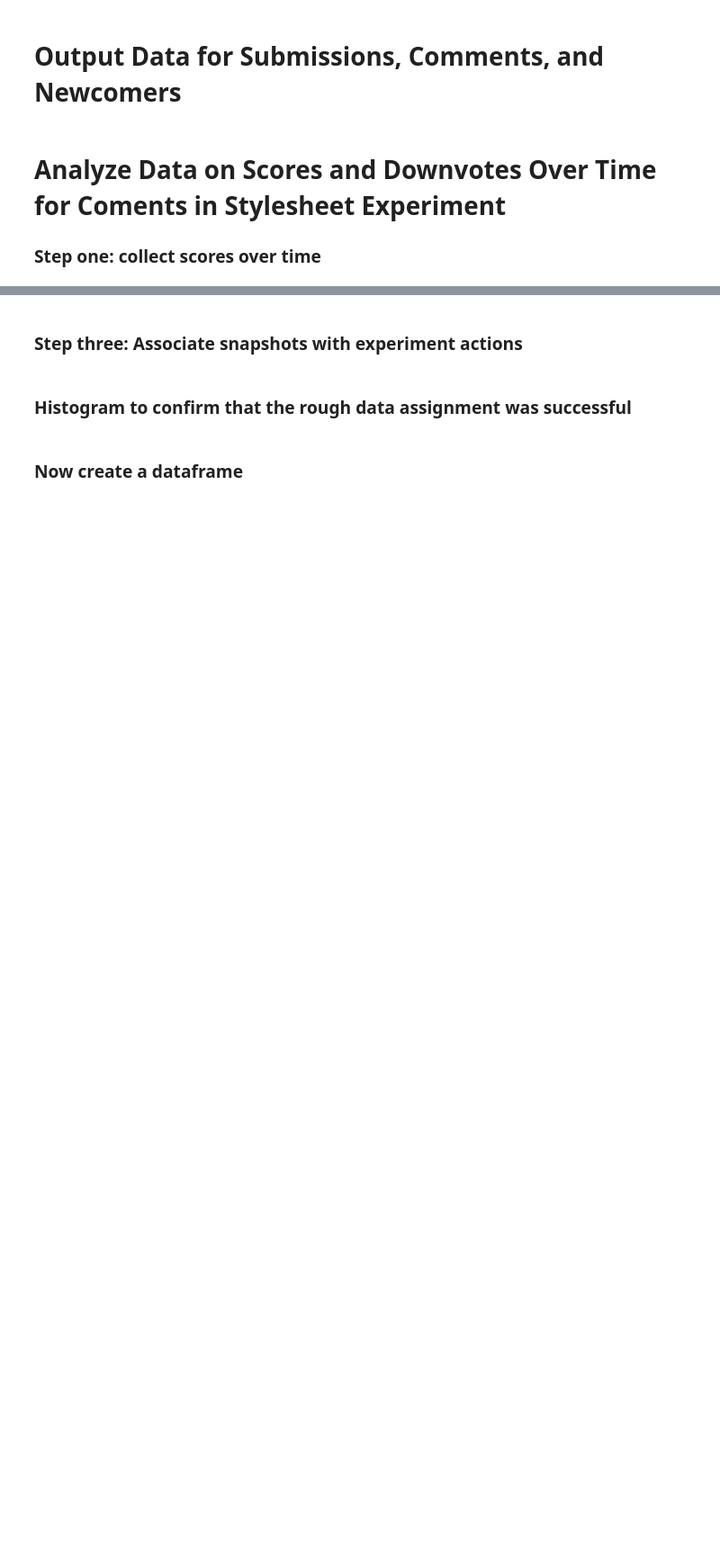
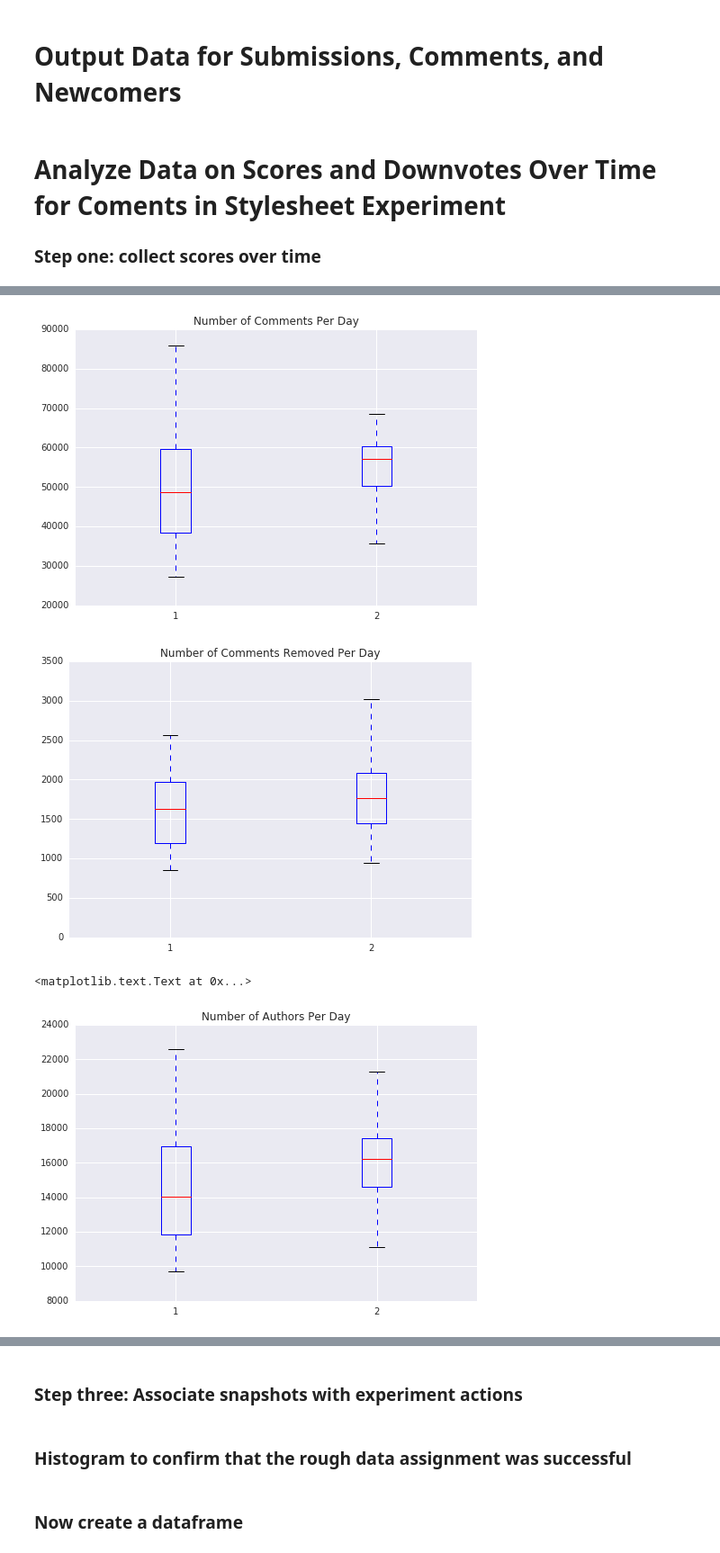
Before and after one commit to citizensandtech/CivilServant-Analysis, a Jupyter notebook: Stylesheet Experiment/Stylesheet Downvotes Experiment Preliminary Analysis.ipynb, the cells around one changed output, grey strips where cells are left out. Shown at 90% size. Drawn from its saved outputs; the diff is of its cells as text; code cells hidden in the pictures; blank space fills up the shorter version.

Commit message:
added code for stylesheet experiment

```diff
--- a/Stylesheet Experiment/Stylesheet Downvotes Experiment Preliminary Analysis.ipynb
+++ b/Stylesheet Experiment/Stylesheet Downvotes Experiment Preliminary Analysis.ipynb
@@ -681,0 +632,3 @@ for row in db_engine.execute(text("""\
+# %%
+for key, snapshots in comment_snapshots.items():
+    comment_snapshots[key] = sorted(snapshots, key=lambda x: x['created_at'])
@@ -681,0 +667,10 @@ for row in db_engine.execute(text("""\
+# %%
+day_comments = defaultdict(list)
+for comment in experiment_comments:
+    if(comment['TREAT.day.id']!=None):
+        day_comments[comment['TREAT.day.id']].append(comment)
+# %%
+day_submissions = defaultdict(list)
+for submission in submissions.values():
+    if(submission['TREAT.day.id']!=None):
+        day_submissions[submission['TREAT.day.id']].append(submission)
@@ -681,0 +826,15 @@ for row in db_engine.execute(text("""\
+# %%
+day_count_data = list()
+for day, count in day_counts.items():
+    list_keys = ['comments.by.pre.study.politics', 'comments.by.pre.study.right',
+                'comments.by.pre.study.left', 'comments.by.pre.study.donald',
+               'authors.by.pre.study.politics', 'authors.by.pre.study.right',
+                'authors.by.pre.study.left', 'authors.by.pre.study.donald']
+    for key in list_keys:
+        pct = float(len([x for x in count[key] if x is not None and x>0.1]))/float(len(count[key]))
+        count["pct." + key] = pct
+    day_count = {}
+    for key, item in count.items():
+        if(key not in list_keys and key!="unique.authors"):
+            day_count[key] = item
+    day_count_data.append(day_count)
@@ -681,0 +867,19 @@ for row in db_engine.execute(text("""\
+# %%
+plt.boxplot([[x['num.comments'] for x in day_count_data if x['TREAT']=='arm_0'],
+             [x['num.comments'] for x in day_count_data if x['TREAT']=='arm_1']])
+plt.title("Number of Comments Per Day")
+plt.show()
+
+plt.boxplot([[x['num.comments.removed'] for x in day_count_data if x['TREAT']=='arm_0'],
+             [x['num.comments.removed'] for x in day_count_data if x['TREAT']=='arm_1']])
+plt.title("Number of Comments Removed Per Day")
+plt.show()
+
+plt.boxplot([[x['num.authors'] for x in day_count_data if x['TREAT']=='arm_0'],
+             [x['num.authors'] for x in day_count_data if x['TREAT']=='arm_1']])
+plt.title("Number of Authors Per Day")
+# %% [output]
+[figure, added]
+[figure, added]
+<matplotlib.text.Text at 0x...>
+[figure, added]
```
Also changed, not shown: parts of 49 cells of this notebook, 1 other file.
